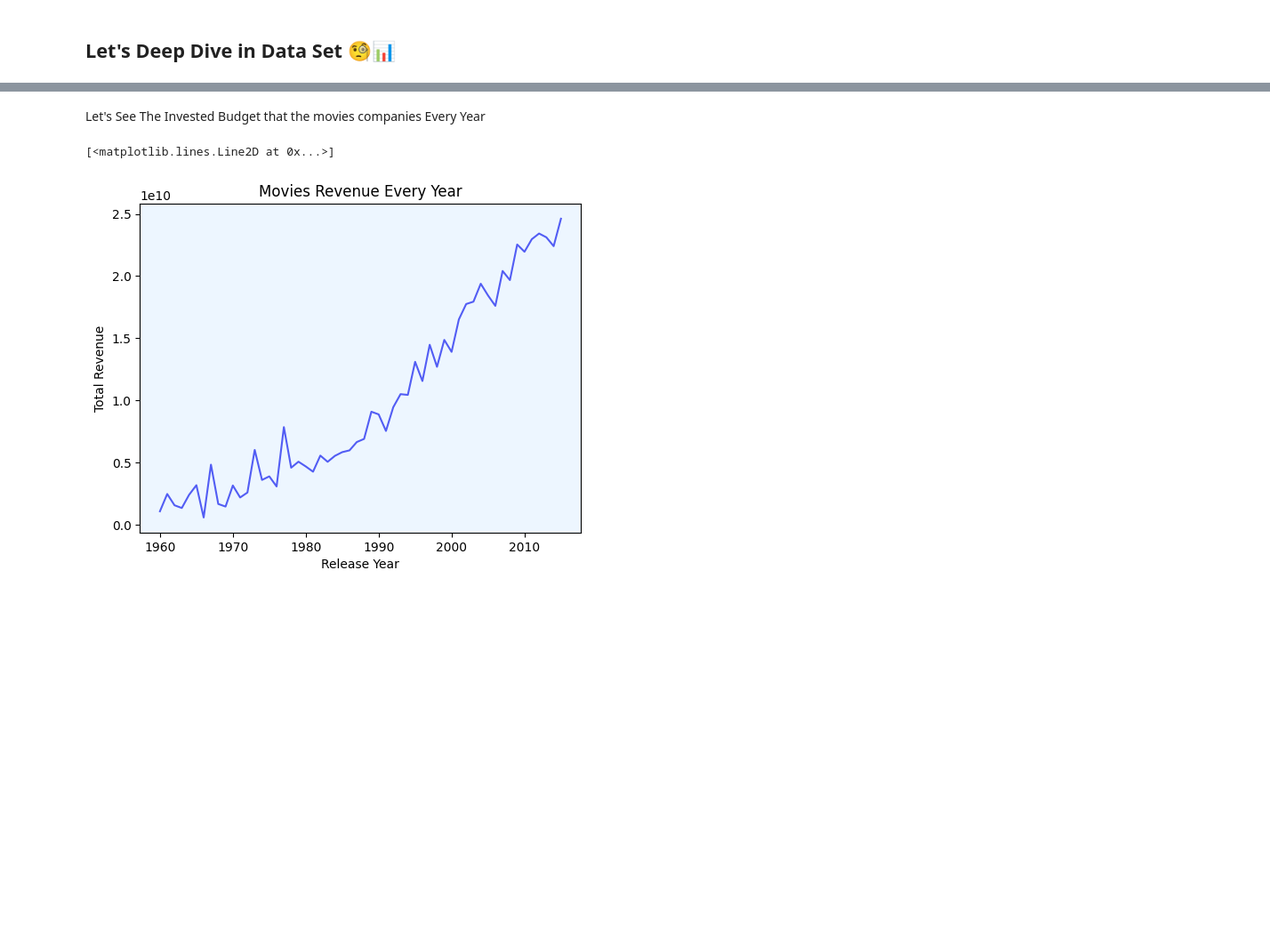
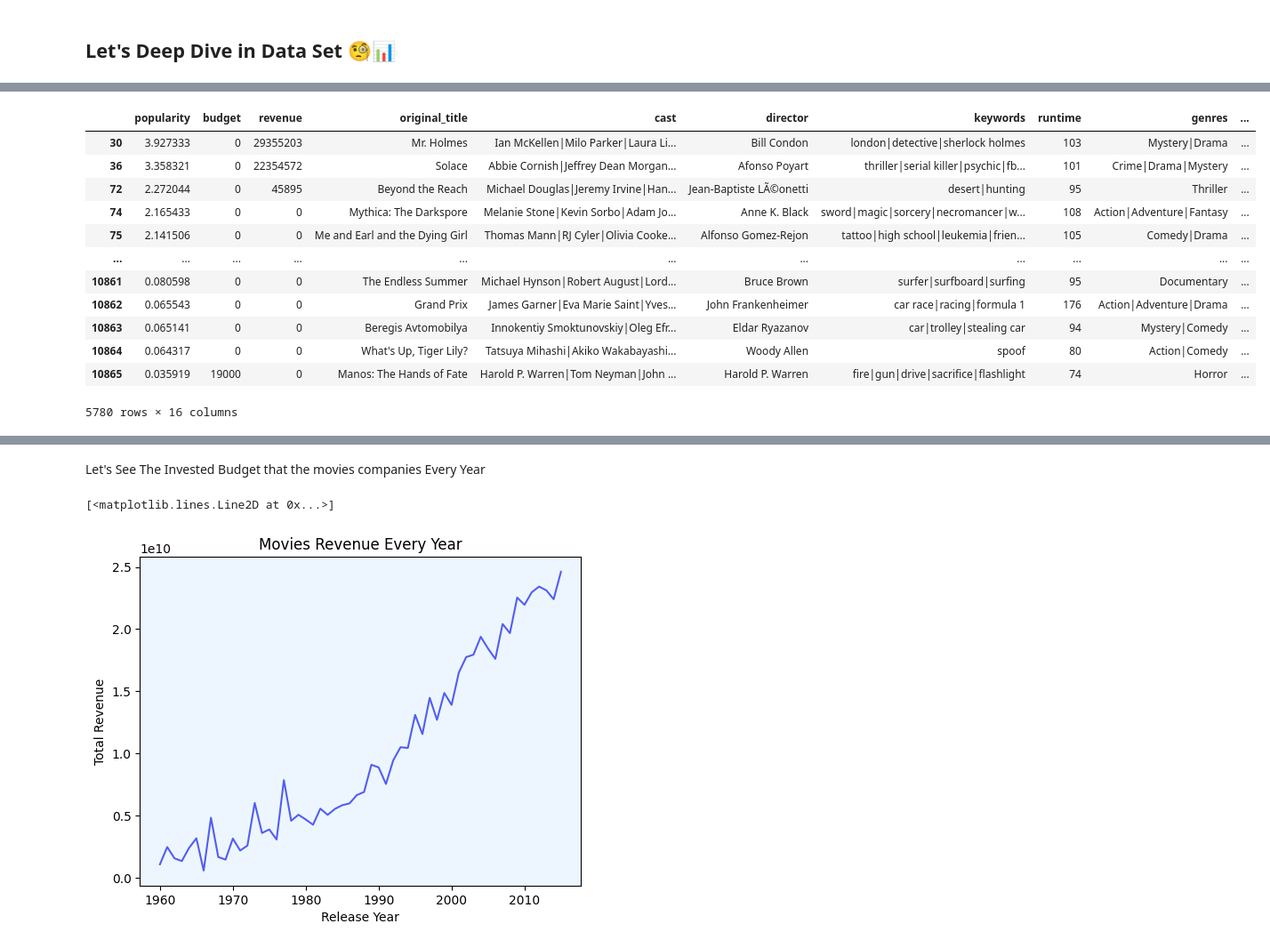
Before and after one commit to mszakii/DECI-L3-P1, a Jupyter notebook: project.ipynb, the cells around one changed output, grey strips where cells are left out. Shown at 89% size. Cells and saved outputs as stored; diff of their text form; code cells hidden in the pictures; blank space fills up the shorter version.

```diff
--- a/project.ipynb
+++ b/project.ipynb
@@ -37,0 +120,16 @@ data.head(3)
+# %%
+data[data["budget"] < 30000]
+# %% [output]
+|  | popularity | budget | revenue | original_title | cast | director | keywords | runtime | genres | ... |
+| 30 | 3.927333 | 0 | 29355203 | Mr. Holmes | Ian McKellen|Milo Parker|Laura Li... | Bill Condon | london|detective|sherlock holmes | 103 | Mystery|Drama | ... |
+| 36 | 3.358321 | 0 | 22354572 | Solace | Abbie Cornish|Jeffrey Dean Morgan... | Afonso Poyart | thriller|serial killer|psychic|fb... | 101 | Crime|Drama|Mystery | ... |
+| 72 | 2.272044 | 0 | 45895 | Beyond the Reach | Michael Douglas|Jeremy Irvine|Han... | Jean-Baptiste LÃ©onetti | desert|hunting | 95 | Thriller | ... |
+| 74 | 2.165433 | 0 | 0 | Mythica: The Darkspore | Melanie Stone|Kevin Sorbo|Adam Jo... | Anne K. Black | sword|magic|sorcery|necromancer|w... | 108 | Action|Adventure|Fantasy | ... |
+| 75 | 2.141506 | 0 | 0 | Me and Earl and the Dying Girl | Thomas Mann|RJ Cyler|Olivia Cooke... | Alfonso Gomez-Rejon | tattoo|high school|leukemia|frien... | 105 | Comedy|Drama | ... |
+| ... | ... | ... | ... | ... | ... | ... | ... | ... | ... | ... |
+| 10861 | 0.080598 | 0 | 0 | The Endless Summer | Michael Hynson|Robert August|Lord... | Bruce Brown | surfer|surfboard|surfing | 95 | Documentary | ... |
+| 10862 | 0.065543 | 0 | 0 | Grand Prix | James Garner|Eva Marie Saint|Yves... | John Frankenheimer | car race|racing|formula 1 | 176 | Action|Adventure|Drama | ... |
+| 10863 | 0.065141 | 0 | 0 | Beregis Avtomobilya | Innokentiy Smoktunovskiy|Oleg Efr... | Eldar Ryazanov | car|trolley|stealing car | 94 | Mystery|Comedy | ... |
+| 10864 | 0.064317 | 0 | 0 | What's Up, Tiger Lily? | Tatsuya Mihashi|Akiko Wakabayashi... | Woody Allen | spoof | 80 | Action|Comedy | ... |
+| 10865 | 0.035919 | 19000 | 0 | Manos: The Hands of Fate | Harold P. Warren|Tom Neyman|John ... | Harold P. Warren | fire|gun|drive|sacrifice|flashlight | 74 | Horror | ... |
+5780 rows × 16 columns
```
Also changed, not shown: parts of 19 cells of this notebook.
